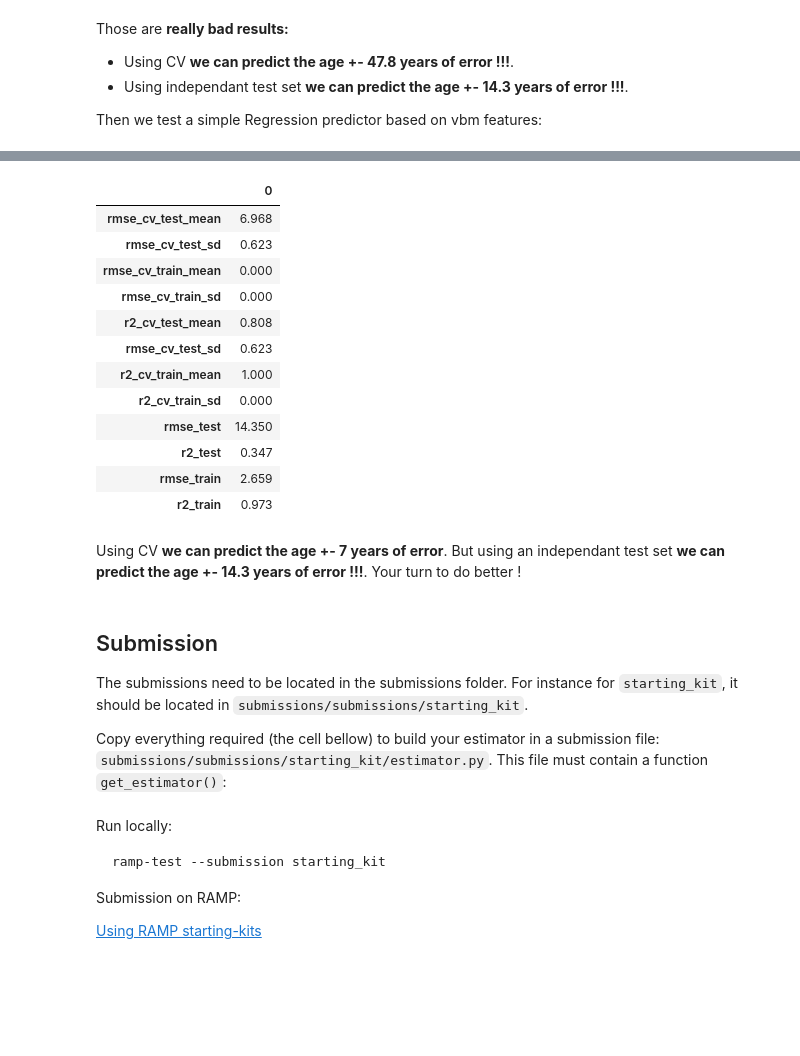
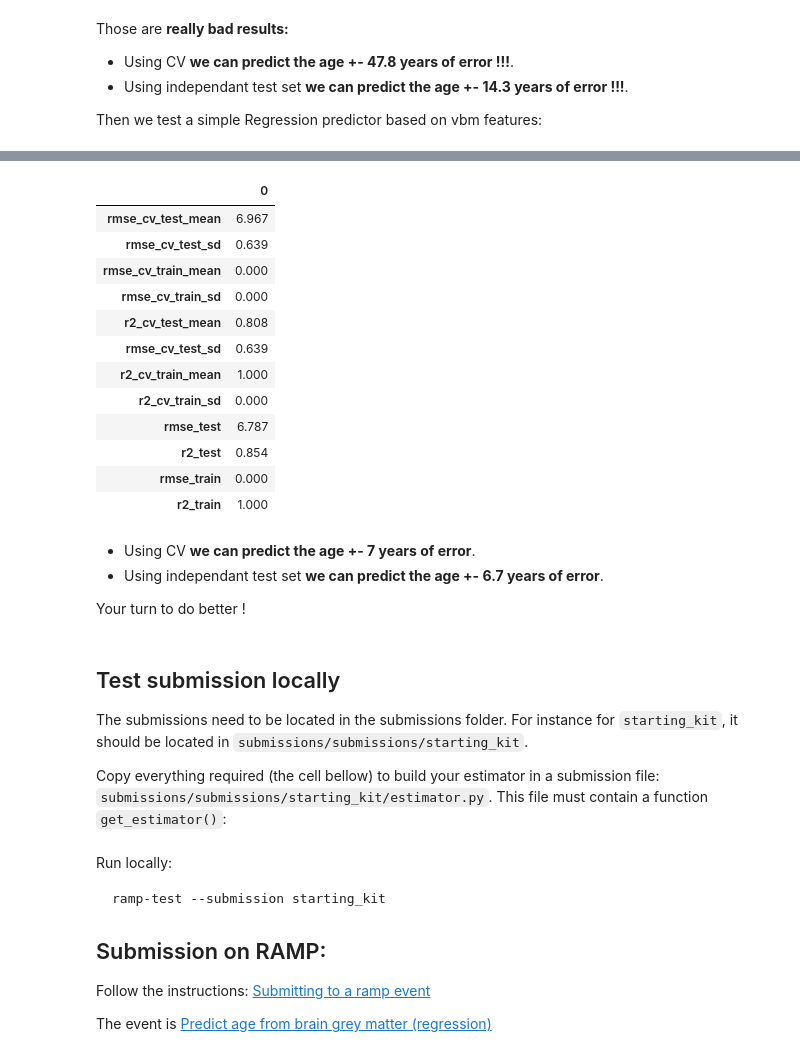
Before and after one commit to ramp-kits/brain_age, a Jupyter notebook: brain_age_starting_kit.ipynb, the cells around one changed output, grey strips where cells are left out. Saved outputs shown, nothing was run; the diff lists cells and outputs as text; code cells hidden in the pictures; blank space fills up the shorter version.

Commit message:
Fix missing fit/predict with vbm data

````diff
--- a/brain_age_starting_kit.ipynb
+++ b/brain_age_starting_kit.ipynb
@@ -440,6 +440,12 @@ cv = problem.get_cv(X_train, y_train)
 cv_results = cross_validate(estimator, X_train, y_train, scoring=['neg_root_mean_squared_error', 'r2'], cv=cv,
                          verbose=1, return_train_score=True, n_jobs=5)
 
+# Refit on all train
+estimator.fit(X_train, y_train)
+# Apply on test
+y_pred_train = estimator.predict(X_train)
+y_pred_test = estimator.predict(X_test)
+
 cv_train_test_scores(rmse_cv_test=-cv_results['test_neg_root_mean_squared_error'],
                      rmse_cv_train=-cv_results['train_neg_root_mean_squared_error'],
                      r2_cv_test=cv_results['test_r2'],
@@ -452,21 +458,23 @@ cv_train_test_scores(rmse_cv_test=-cv_results['test_neg_root_mean_squared_error'
 |  | 0 |
-| rmse_cv_test_mean | 6.968 |
-| rmse_cv_test_sd | 0.623 |
+| rmse_cv_test_mean | 6.967 |
+| rmse_cv_test_sd | 0.639 |
 | rmse_cv_train_mean | 0.000 |
 | rmse_cv_train_sd | 0.000 |
 | r2_cv_test_mean | 0.808 |
-| rmse_cv_test_sd | 0.623 |
+| rmse_cv_test_sd | 0.639 |
 | r2_cv_train_mean | 1.000 |
 | r2_cv_train_sd | 0.000 |
-| rmse_test | 14.350 |
-| r2_test | 0.347 |
-| rmse_train | 2.659 |
-| r2_train | 0.973 |
+| rmse_test | 6.787 |
+| r2_test | 0.854 |
+| rmse_train | 0.000 |
+| r2_train | 1.000 |
 # %% [markdown]
-Using CV **we can predict the age +- 7 years of error**. But using an independant test set **we can predict the age +- 14.3 years of error !!!**.
+- Using CV **we can predict the age +- 7 years of error**.
+- Using independant test set **we can predict the age +- 6.7 years of error**.
+
 Your turn to do better !
 # %% [markdown]
-## Submission
+## Test submission locally
 
 The submissions need to be located in the submissions folder. For instance for `starting_kit`, it should be located in `submissions/submissions/starting_kit`.
 
@@ -504,6 +512,9 @@ Run locally:
 ramp-test --submission starting_kit
 ```
 
-Submission on RAMP:
+## Submission on RAMP:
 
-[Using RAMP starting-kits](https://paris-saclay-cds.github.io/ramp-docs/ramp-workflow/stable/using_kits.html)
+
+Follow the instructions: [Submitting to a ramp event](https://paris-saclay-cds.github.io/ramp-docs/ramp-workflow/stable/using_kits.html#submitting-to-a-ramp-event)
+
+The event is [Predict age from brain grey matter (regression)](https://ramp.studio/problems/brain_age)
````
Also changed, not shown: parts of 3 cells of this notebook.
